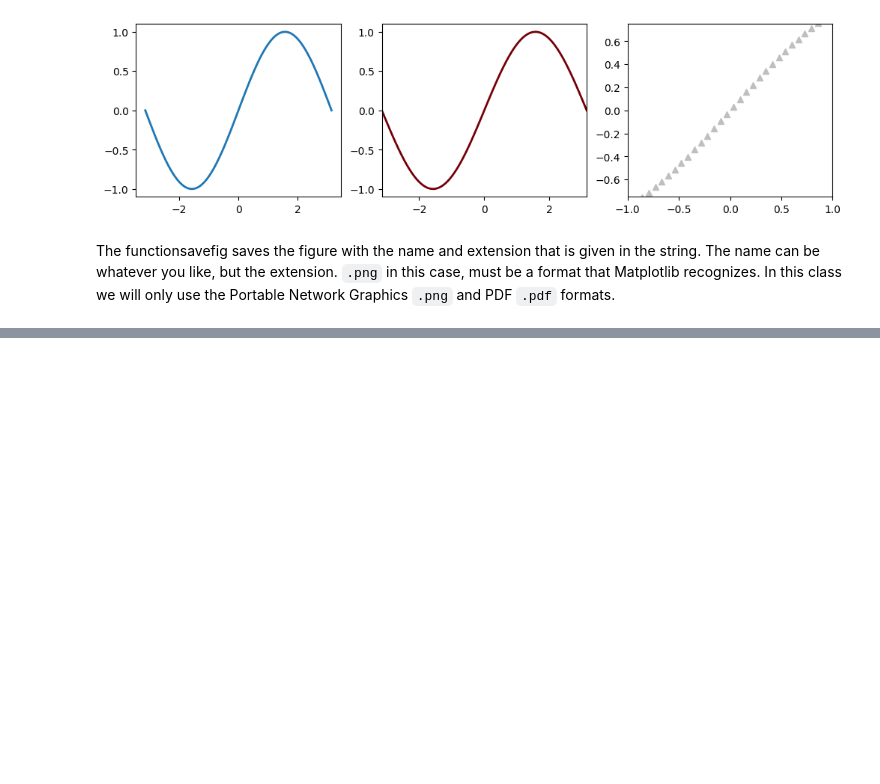
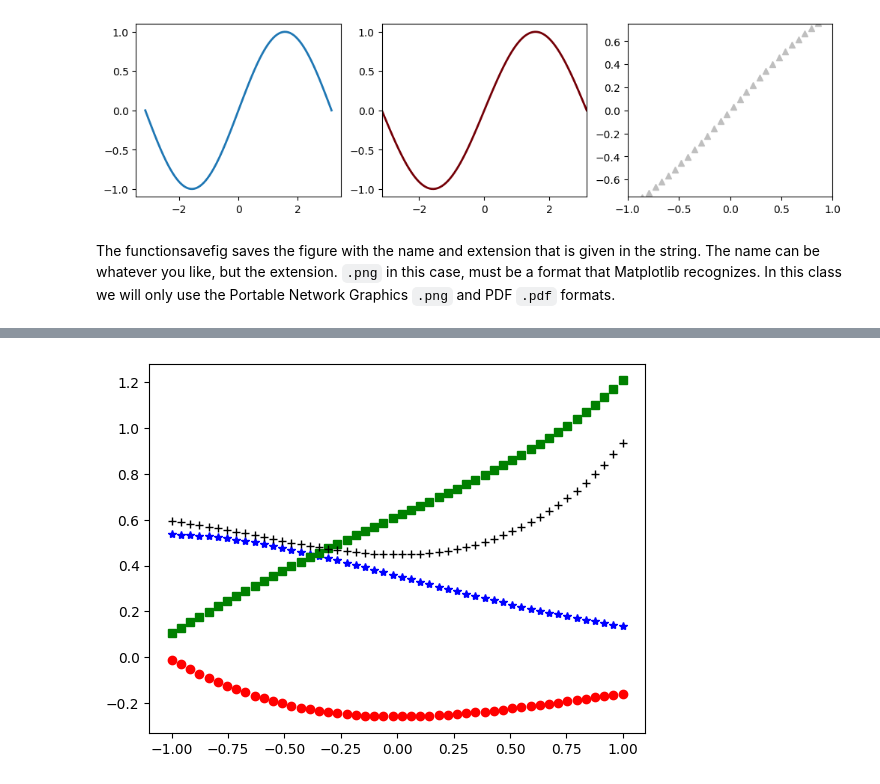
Before and after one commit to raopremrao/Learning-QuTip, a Jupyter notebook: Example Notebooks/01_Python Introduction/003_Matplotlib_Plotting.ipynb, the cells around one changed output, grey strips where cells are left out. Drawn from its saved outputs; the diff is of its cells as text; code cells hidden in the pictures; blank space fills up the shorter version.

Commit message:
Other kinds of 2D Plots

```diff
--- a/Example Notebooks/01_Python Introduction/003_Matplotlib_Plotting.ipynb
+++ b/Example Notebooks/01_Python Introduction/003_Matplotlib_Plotting.ipynb
@@ -195,0 +200,7 @@ The functionsavefig saves the figure with the name and extension that is given i
+# %%
+x = np.linspace(-1, 1)
+Ai, Aip, Bi, Bip = airy(x)
+plt.plot(x, Ai, "b*", x, Aip, "ro", x, Bi, "gs", x, Bip, "k+")
+plt.show()
+# %% [output]
+[figure, added]
```
Also changed, not shown: parts of 5 cells of this notebook.
